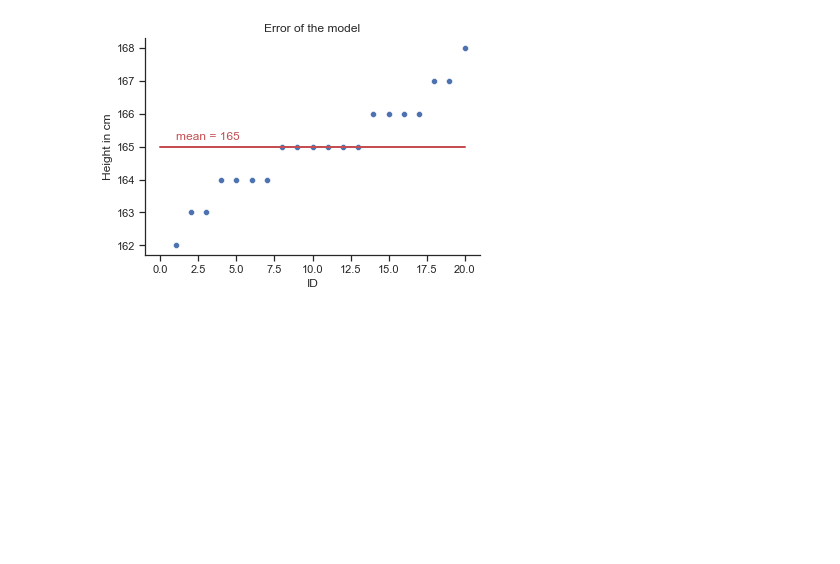
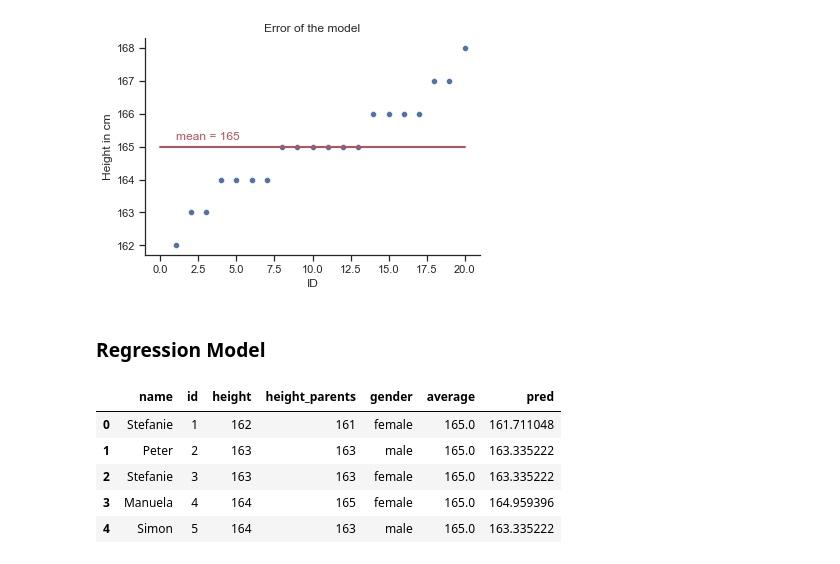
Before and after one commit to lenabinder1001/linear-regression, a Jupyter notebook: notebooks/linear-regression.ipynb, the cells around one changed output. Saved outputs shown, nothing was run; the diff lists cells and outputs as text; code cells hidden in the pictures; blank space fills up the shorter version.

```diff
--- a/notebooks/linear-regression.ipynb
+++ b/notebooks/linear-regression.ipynb
@@ -189,3 +189,5 @@ plt.text(1, 165.2, "mean = 165", rotation=0, color="r")
 # %% [output]
 Text(1, 165.2, 'mean = 165')
 [figure]
+# %% [markdown]
+### Regression Model
@@ -191,0 +200,9 @@ Text(1, 165.2, 'mean = 165')
+# %%
+df.head()
+# %% [output]
+|  | name | id | height | height_parents | gender | average | pred |
+| 0 | Stefanie | 1 | 162 | 161 | female | 165.0 | 161.711048 |
+| 1 | Peter | 2 | 163 | 163 | male | 165.0 | 163.335222 |
+| 2 | Stefanie | 3 | 163 | 163 | female | 165.0 | 163.335222 |
+| 3 | Manuela | 4 | 164 | 165 | female | 165.0 | 164.959396 |
+| 4 | Simon | 5 | 164 | 163 | male | 165.0 | 163.335222 |
```
Also changed, not shown: parts of 4 cells of this notebook.
